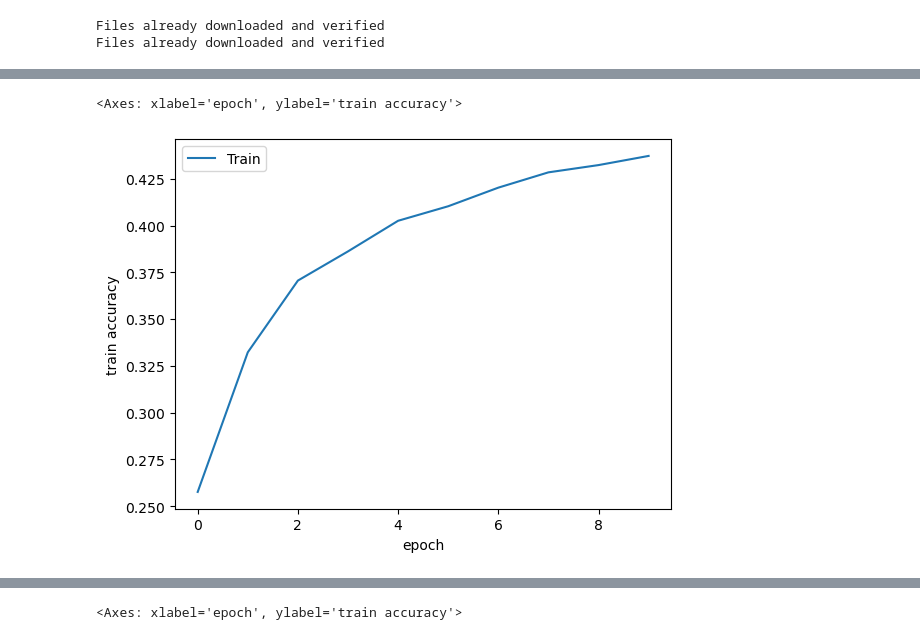
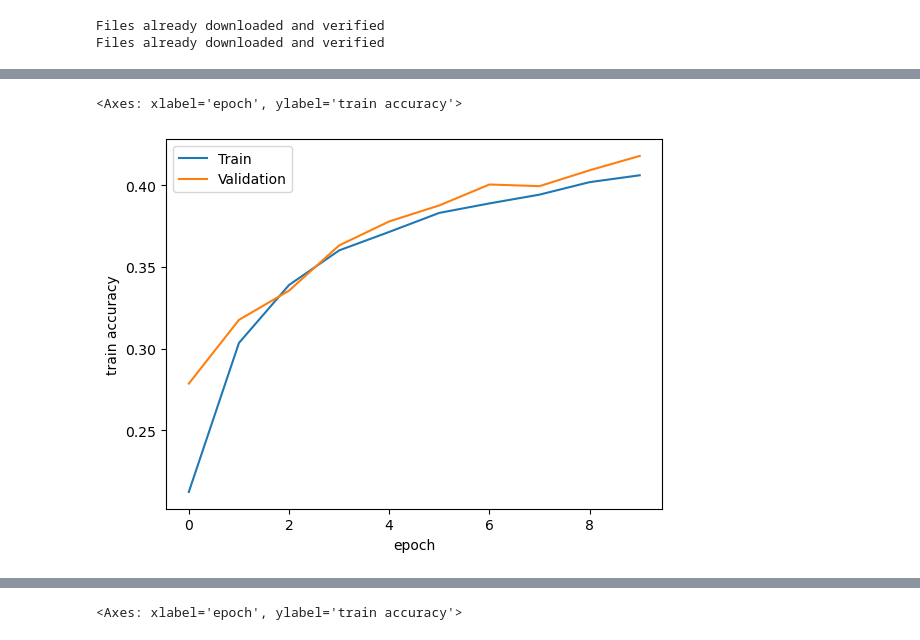
Before and after one commit to Starkillxr/AINT515, a Jupyter notebook: src/task_2.ipynb, the cells around one changed output, grey strips where cells are left out. Cells and saved outputs as stored; diff of their text form; code cells hidden in the pictures.

```diff
--- a/src/task_2.ipynb
+++ b/src/task_2.ipynb
@@ -52,7 +52,7 @@ train_transforms = transforms.Compose([
                         transforms.RandomRotation(30),
                         transforms.RandomHorizontalFlip(0.2),
                         transforms.RandomVerticalFlip(0.2),
-                        transforms.RandomErasing(0.2)
+                        transforms.RandomErasing()
                                 ])
 
 test_transforms = transforms.Compose([
@@ -66,12 +66,14 @@ trainset = datasets.CIFAR10(root='./data', train=True,
 testset = datasets.CIFAR10(root='./data', train=False,
                                 download=True, transform= transforms.ToTensor())
 
+trainset, valset = torch.utils.data.random_split(trainset, [40000, 10000])
 
 
 #Data Loaders
 batch_size = 500
 trainloader = torch.utils.data.DataLoader(trainset, batch_size = batch_size,
                                         shuffle=True, pin_memory=True)
+valloader = torch.utils.data.DataLoader(valset, batch_size=batch_size, shuffle=True, pin_memory=True)
 
 testloader = torch.utils.data.DataLoader(testset, batch_size=batch_size,
                                         shuffle=False, pin_memory=True)
@@ -515,12 +518,13 @@ model = nn.Sequential(
 )
 # %%
 lossfunc = nn.CrossEntropyLoss()
-model1ResultAdamax = trainNetworkAdamax(model, lossfunc, trainloader,  scorefuncs={'accuracy': accuracy_score}, epochs=10)
+model1ResultAdamax = trainNetworkAdamax(model, lossfunc, trainloader, valloader, scorefuncs={'accuracy': accuracy_score}, epochs=10)
 # %%
 sns.lineplot(x='epoch', y ='train accuracy', data = model1ResultAdamax, label = 'Train')
+sns.lineplot(x='epoch', y ='val accuracy', data = model1ResultAdamax, label ='Validation')
 # %% [output]
 <Axes: xlabel='epoch', ylabel='train accuracy'>
-[figure, old version]
+[figure, new version]
 # %%
 with torch.no_grad():
     correct =0
```
Also changed, not shown: parts of 33 cells of this notebook.
